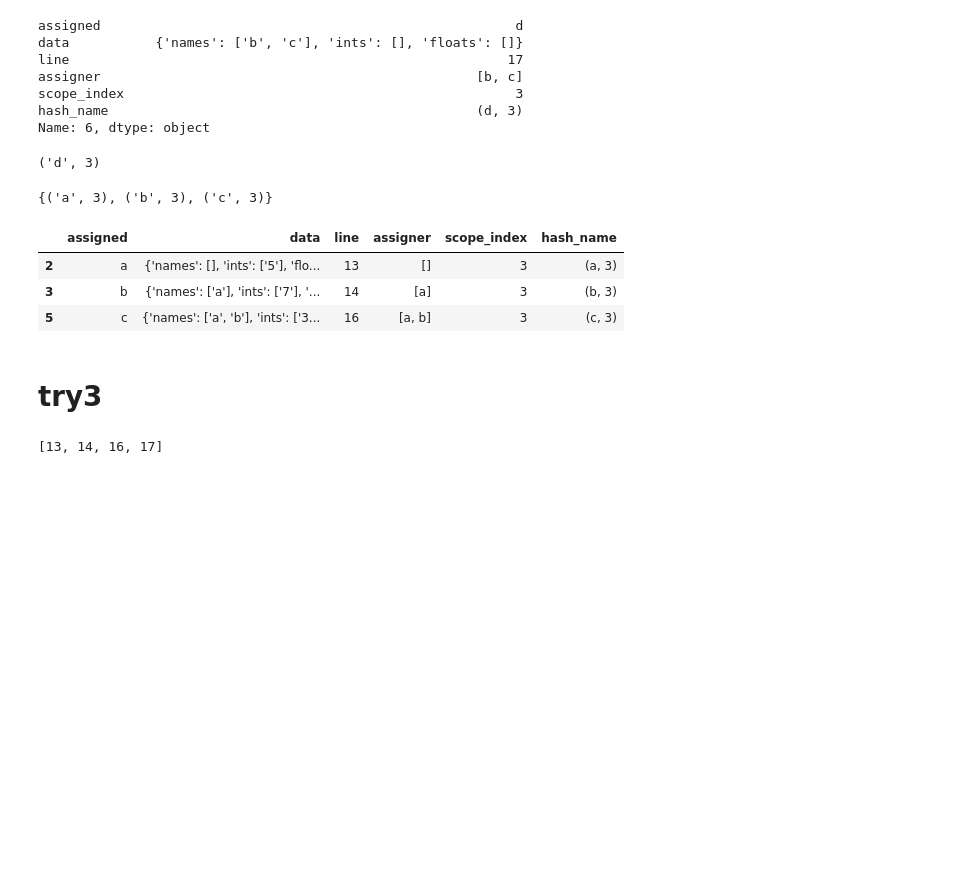
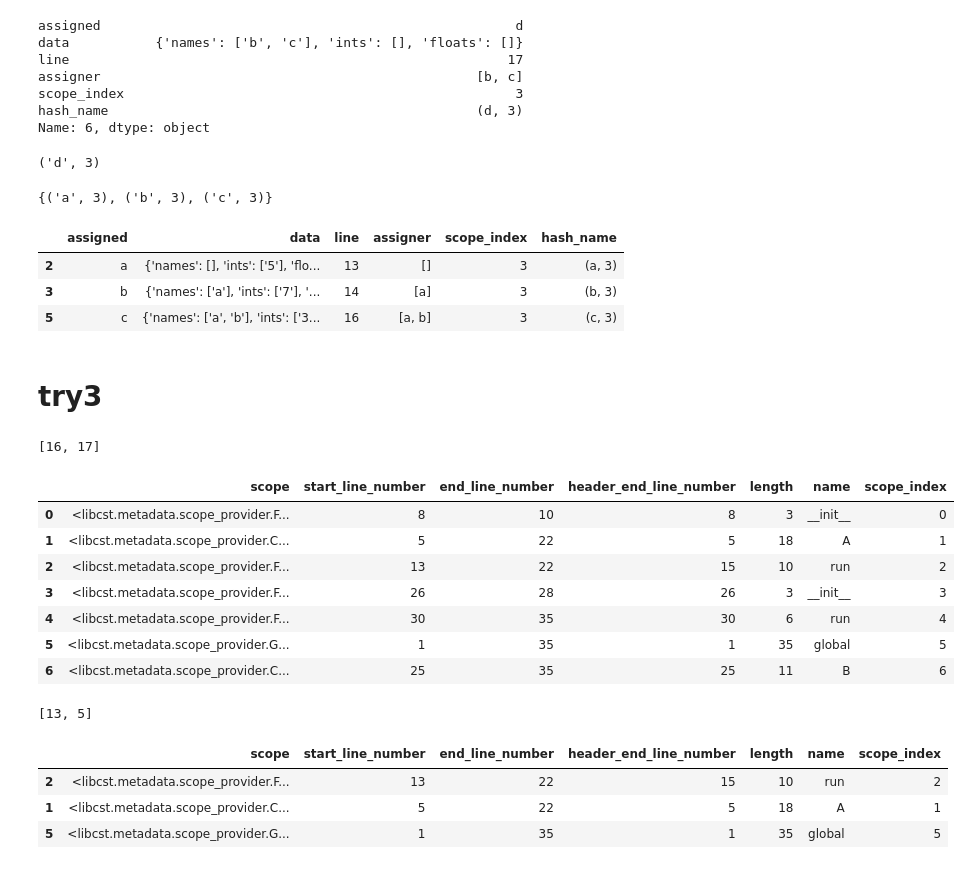
Before and after one commit to erez-aharonov/alkh, a Jupyter notebook: notebooks/explain_var.ipynb, the cells around one changed output. Cells and saved outputs as stored; diff of their text form; code cells hidden in the pictures; blank space fills up the shorter version.

```diff
--- a/notebooks/explain_var.ipynb
+++ b/notebooks/explain_var.ipynb
@@ -248,6 +248,9 @@ class CallGraphManager:
         scopes_df = a["scope"].apply(self._get_range, args=(file_number_of_lines, ranges))
         scopes_df["scope_index"] = range(len(scopes_df))
 
+        self._scopes_df = scopes_df
+        self._ranges = ranges
+
         di_graph, call_df = self._get_call_graph_with_df_from_objects(wrapper, ranges, scopes_df)
         return di_graph, call_df
 
@@ -256,13 +259,19 @@ class CallGraphManager:
             start_line_number = 1
             end_line_number = file_number_of_lines
             scope_name = 'global'
+            header_end_line_number = start_line_number
         else:
             start_line_number = ranges[scope.node].start.line
             end_line_number = ranges[scope.node].end.line
             scope_name = scope.name
+            header_end_line_number = start_line_number
+            if hasattr(scope.node, 'params') and scope.node.params:
+                header_end_line_number = ranges[scope.node.params].end.line
+            if hasattr(scope.node, 'returns') and scope.node.returns:
+                header_end_line_number = ranges[scope.node.returns].end.line
         scope_length = end_line_number - start_line_number + 1
-        values = [scope, start_line_number, end_line_number, scope_length, scope_name]
-        names = ["scope", "start_line_number", "end_line_number", "length", "name"]
+        values = [scope, start_line_number, end_line_number, header_end_line_number, scope_length, scope_name]
+        names = ["scope", "start_line_number", "end_line_number", "header_end_line_number", "length", "name"]
         output_series = pd.Series(values, index=names)
         return output_series
 
@@ -304,4 +313,18 @@ mm = CallGraphManager('play.py')
 # %%
 mm.get_variable_affecting_lines_numbers(17)
 # %% [output]
-[13, 14, 16, 17]
+[16, 17]
+# %%
+scopes_df = mm._scopes_df
+ranges = mm._ranges
+# %%
+scopes_df
+# %% [output]
+|  | scope | start_line_number | end_line_number | header_end_line_number | length | name | scope_index |
+| 0 | <libcst.metadata.scope_provider.F... | 8 | 10 | 8 | 3 | __init__ | 0 |
+| 1 | <libcst.metadata.scope_provider.C... | 5 | 22 | 5 | 18 | A | 1 |
+| 2 | <libcst.metadata.scope_provider.F... | 13 | 22 | 15 | 10 | run | 2 |
+| 3 | <libcst.metadata.scope_provider.F... | 26 | 28 | 26 | 3 | __init__ | 3 |
+| 4 | <libcst.metadata.scope_provider.F... | 30 | 35 | 30 | 6 | run | 4 |
+| 5 | <libcst.metadata.scope_provider.G... | 1 | 35 | 1 | 35 | global | 5 |
+| 6 | <libcst.metadata.scope_provider.C... | 25 | 35 | 25 | 11 | B | 6 |
@@ -307,0 +333,11 @@ mm.get_variable_affecting_lines_numbers(17)
+# %%
+c.iloc[:-1]["start_line_number"].tolist()
+# %% [output]
+[13, 5]
+# %%
+c
+# %% [output]
+|  | scope | start_line_number | end_line_number | header_end_line_number | length | name | scope_index |
+| 2 | <libcst.metadata.scope_provider.F... | 13 | 22 | 15 | 10 | run | 2 |
+| 1 | <libcst.metadata.scope_provider.C... | 5 | 22 | 5 | 18 | A | 1 |
+| 5 | <libcst.metadata.scope_provider.G... | 1 | 35 | 1 | 35 | global | 5 |
```
Also changed, not shown: parts of 17 cells of this notebook, 6 other files.
